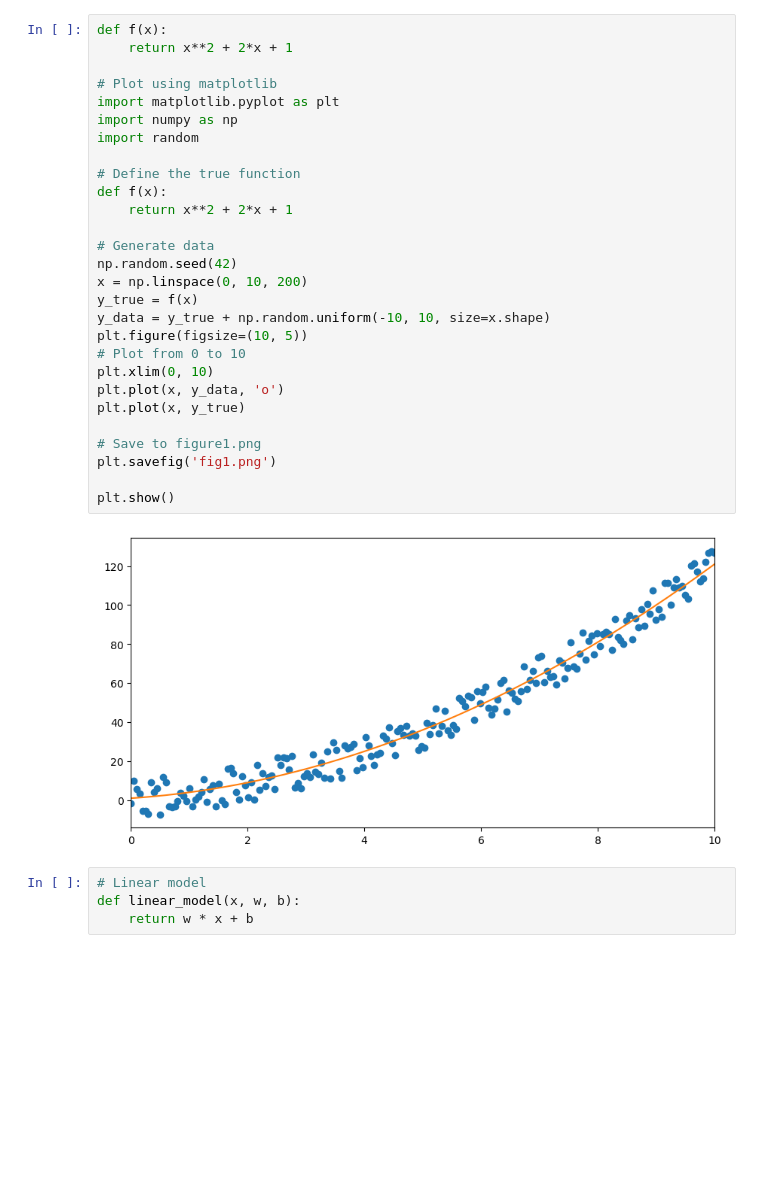
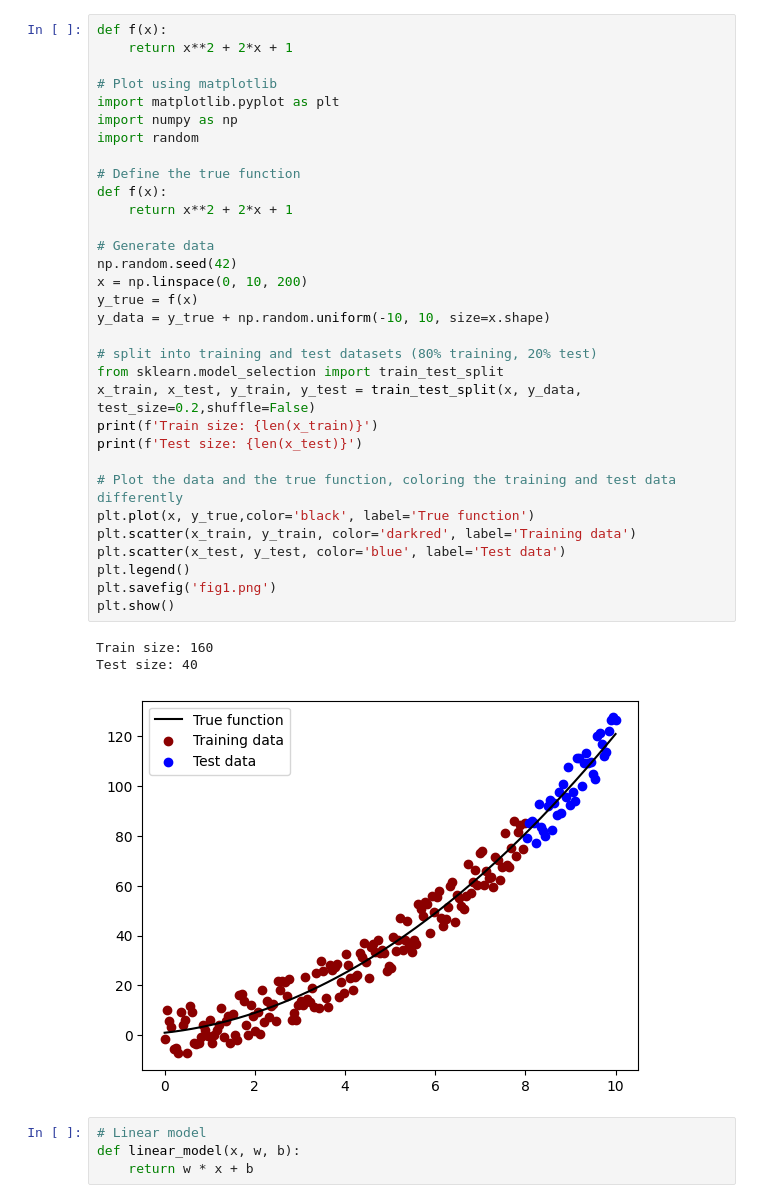
Before and after one commit to samuel-cavazos/Differential-Geometry-Machine-Learning, a Jupyter notebook: src/Regression/code/images.ipynb, the cells around one changed output. Cells and saved outputs as stored; diff of their text form; blank space fills up the shorter version.

```diff
--- a/src/Regression/code/images.ipynb
+++ b/src/Regression/code/images.ipynb
@@ -1,33 +1,39 @@
 # %%
 def f(x):
     return x**2 + 2*x + 1
 
 # Plot using matplotlib
 import matplotlib.pyplot as plt
 import numpy as np
 import random
 
 # Define the true function
 def f(x):
     return x**2 + 2*x + 1
 
 # Generate data
 np.random.seed(42)
 x = np.linspace(0, 10, 200)
 y_true = f(x)
 y_data = y_true + np.random.uniform(-10, 10, size=x.shape)
-plt.figure(figsize=(10, 5))
-# Plot from 0 to 10
-plt.xlim(0, 10)
-plt.plot(x, y_data, 'o')
-plt.plot(x, y_true)
 
-# Save to figure1.png
+# split into training and test datasets (80% training, 20% test)
+from sklearn.model_selection import train_test_split
+x_train, x_test, y_train, y_test = train_test_split(x, y_data, test_size=0.2,shuffle=False)
+print(f'Train size: {len(x_train)}')
+print(f'Test size: {len(x_test)}')
+
+# Plot the data and the true function, coloring the training and test data differently
+plt.plot(x, y_true,color='black', label='True function')
+plt.scatter(x_train, y_train, color='darkred', label='Training data')
+plt.scatter(x_test, y_test, color='blue', label='Test data')
+plt.legend()
 plt.savefig('fig1.png')
-
 plt.show()
 # %% [output]
+Train size: 160
+Test size: 40
-[figure, old version]
+[figure, new version]
 # %%
 # Linear model
 def linear_model(x, w, b):
```
Also changed, not shown: parts of 15 cells of this notebook, 35 other files.
